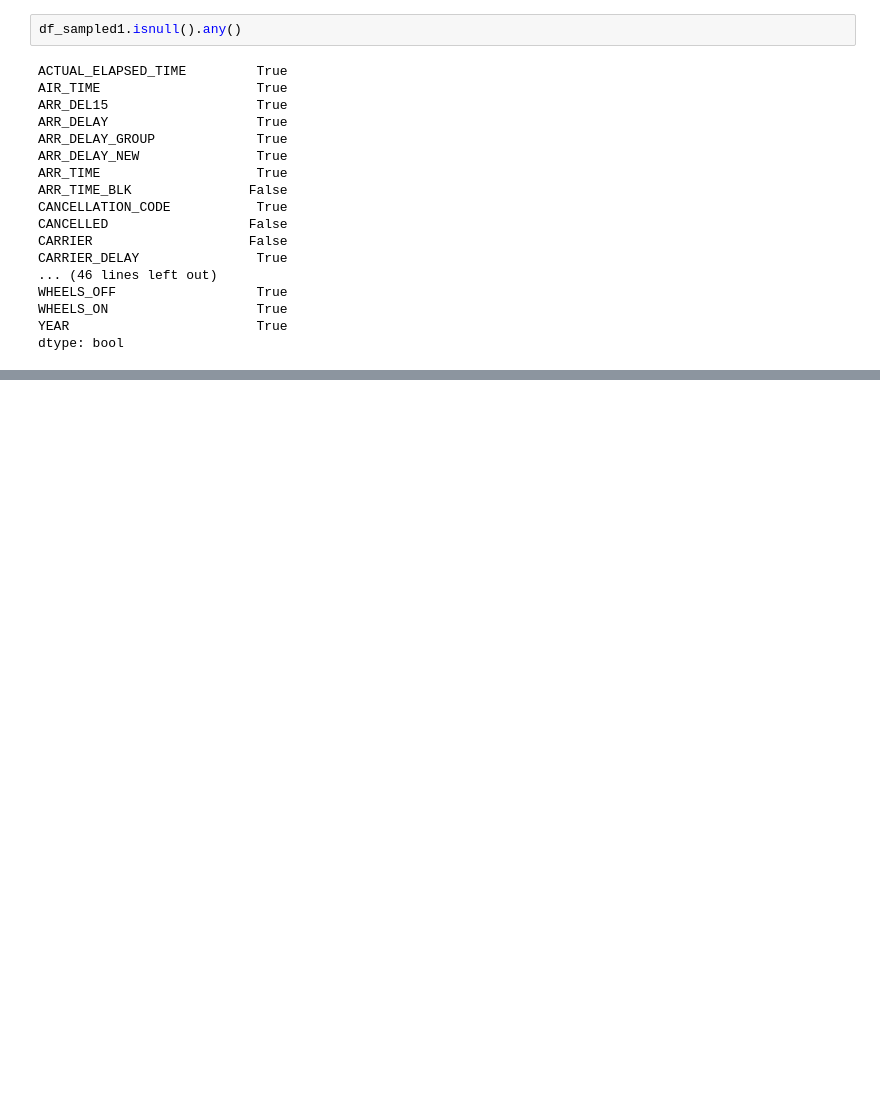
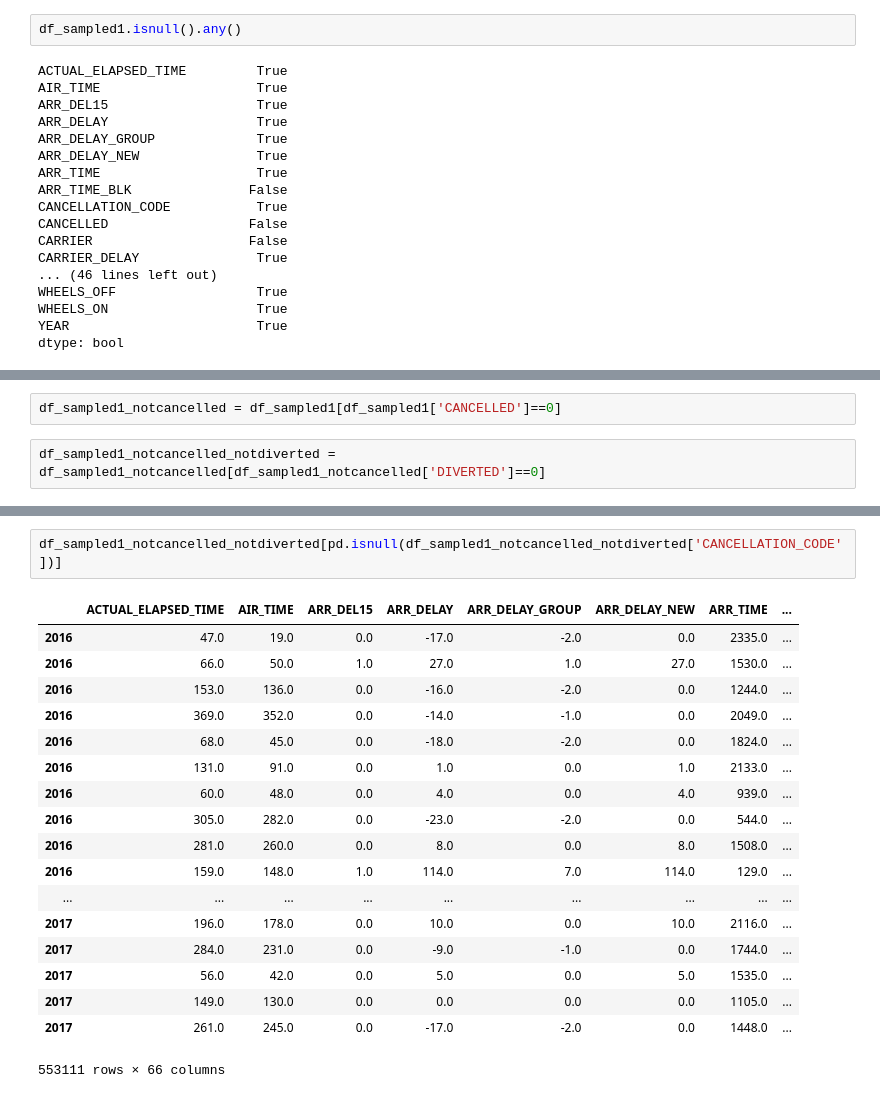
Before and after one commit to xsabhi/DataMiningLab1, a Jupyter notebook: Abhishek/Lab - 1 - EDA.ipynb, the cells around one changed output, grey strips where cells are left out. Drawn from its saved outputs; the diff is of its cells as text; blank space fills up the shorter version.

```diff
--- a/Abhishek/Lab - 1 - EDA.ipynb
+++ b/Abhishek/Lab - 1 - EDA.ipynb
@@ -337,0 +373,4 @@ df_sampled1.describe()
+# %%
+df_sampled1_notcancelled = df_sampled1[df_sampled1['CANCELLED']==0]
+# %%
+df_sampled1_notcancelled_notdiverted = df_sampled1_notcancelled[df_sampled1_notcancelled['DIVERTED']==0]
@@ -337,0 +402,21 @@ df_sampled1.describe()
+# %%
+df_sampled1_notcancelled_notdiverted[pd.isnull(df_sampled1_notcancelled_notdiverted['CANCELLATION_CODE'])]
+# %% [output]
+|  | ACTUAL_ELAPSED_TIME | AIR_TIME | ARR_DEL15 | ARR_DELAY | ARR_DELAY_GROUP | ARR_DELAY_NEW | ARR_TIME | ... |
+| 2016 | 47.0 | 19.0 | 0.0 | -17.0 | -2.0 | 0.0 | 2335.0 | ... |
+| 2016 | 66.0 | 50.0 | 1.0 | 27.0 | 1.0 | 27.0 | 1530.0 | ... |
+| 2016 | 153.0 | 136.0 | 0.0 | -16.0 | -2.0 | 0.0 | 1244.0 | ... |
+| 2016 | 369.0 | 352.0 | 0.0 | -14.0 | -1.0 | 0.0 | 2049.0 | ... |
+| 2016 | 68.0 | 45.0 | 0.0 | -18.0 | -2.0 | 0.0 | 1824.0 | ... |
+| 2016 | 131.0 | 91.0 | 0.0 | 1.0 | 0.0 | 1.0 | 2133.0 | ... |
+| 2016 | 60.0 | 48.0 | 0.0 | 4.0 | 0.0 | 4.0 | 939.0 | ... |
+| 2016 | 305.0 | 282.0 | 0.0 | -23.0 | -2.0 | 0.0 | 544.0 | ... |
+| 2016 | 281.0 | 260.0 | 0.0 | 8.0 | 0.0 | 8.0 | 1508.0 | ... |
+| 2016 | 159.0 | 148.0 | 1.0 | 114.0 | 7.0 | 114.0 | 129.0 | ... |
+| ... | ... | ... | ... | ... | ... | ... | ... | ... |
+| 2017 | 196.0 | 178.0 | 0.0 | 10.0 | 0.0 | 10.0 | 2116.0 | ... |
+| 2017 | 284.0 | 231.0 | 0.0 | -9.0 | -1.0 | 0.0 | 1744.0 | ... |
+| 2017 | 56.0 | 42.0 | 0.0 | 5.0 | 0.0 | 5.0 | 1535.0 | ... |
+| 2017 | 149.0 | 130.0 | 0.0 | 0.0 | 0.0 | 0.0 | 1105.0 | ... |
+| 2017 | 261.0 | 245.0 | 0.0 | -17.0 | -2.0 | 0.0 | 1448.0 | ... |
+553111 rows × 66 columns
```
Also changed, not shown: parts of 50 cells of this notebook.
